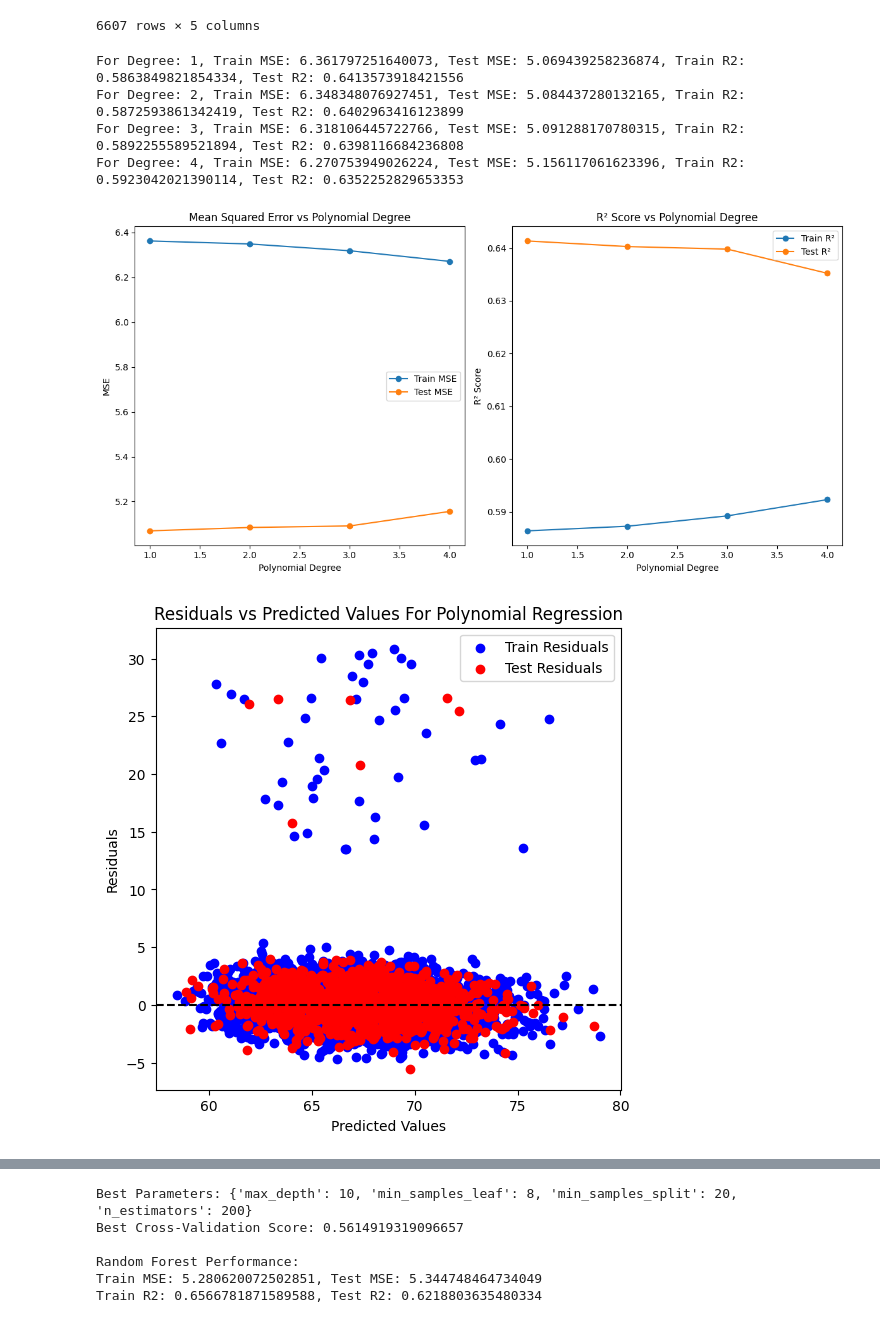
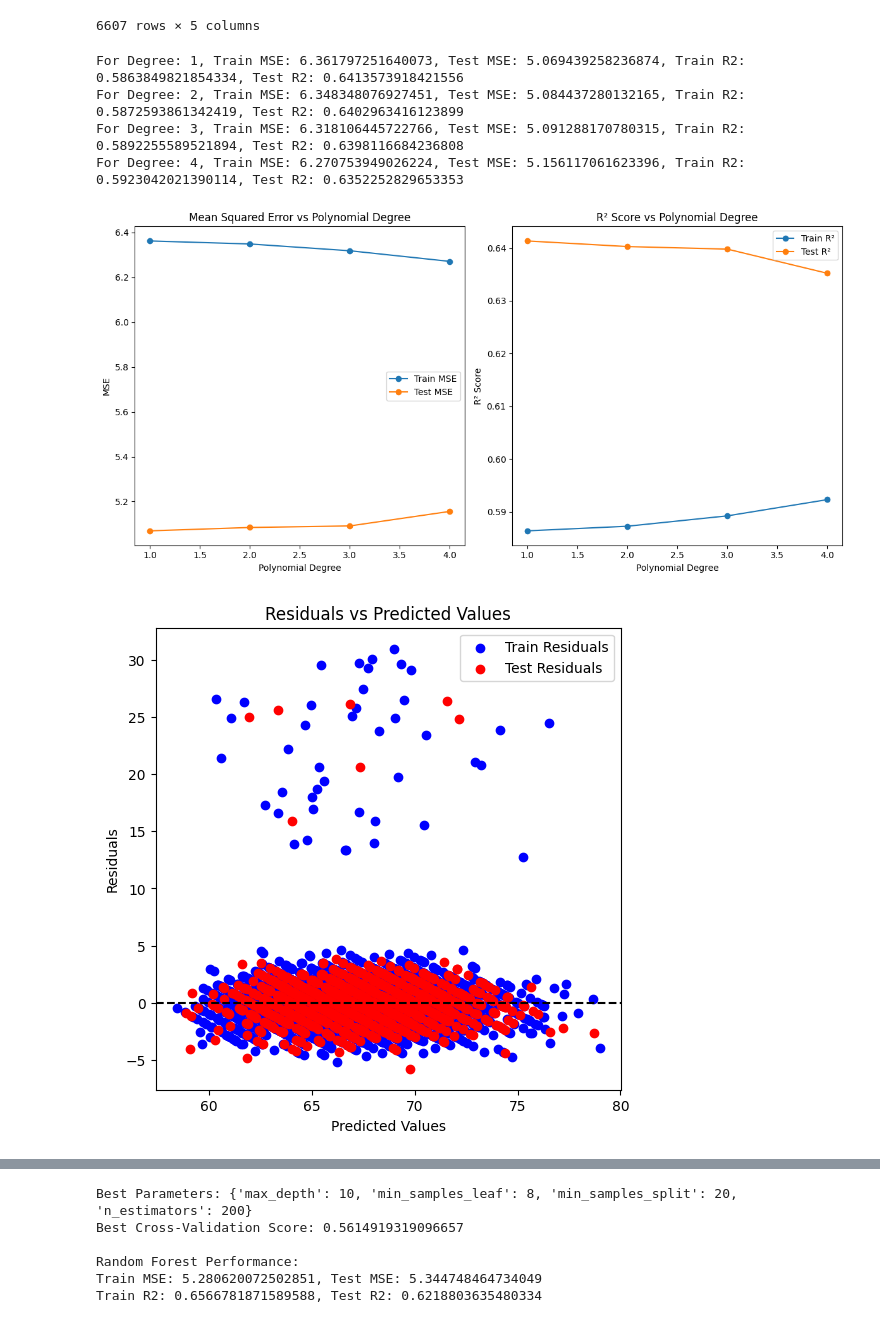
Before and after one commit to cc81972/Predict-a-score, a Jupyter notebook: modelcreation.ipynb, the cells around one changed output, grey strips where cells are left out. Cells and saved outputs as stored; diff of their text form; code cells hidden in the pictures.

```diff
--- a/modelcreation.ipynb
+++ b/modelcreation.ipynb
@@ -90,11 +90,14 @@ plt.legend()
 plt.tight_layout()
 plt.show()
 
+train_residuals = y_train - y_train_pred
+test_residuals = y_test - y_test_pred
+
 plt.figure(figsize=(6, 6))
 plt.scatter(y_train_pred, train_residuals, color='blue', label='Train Residuals')
 plt.scatter(y_test_pred, test_residuals, color='red', label='Test Residuals')
 plt.axhline(y=0, color='black', linestyle='--')
-plt.title('Residuals vs Predicted Values For Polynomial Regression')
+plt.title('Residuals vs Predicted Values')
 plt.xlabel('Predicted Values')
 plt.ylabel('Residuals')
 plt.legend()
@@ -108,34 +111,34 @@ poly = PolynomialFeatures(degree=chosen_degree)
 X_train_poly = poly.fit_transform(X_train)
 X_test_poly = poly.transform(X_test)
 
 # Model training
 model = LinearRegression()
 model.fit(X_train_poly, y_train)
 
 # Predictions
 y_train_pred = model.predict(X_train_poly)
 y_test_pred = model.predict(X_test_poly)
 
 # Plot actual vs predicted
 plt.figure(figsize=(12, 6))
 
 plt.subplot(1, 2, 2)
 plt.scatter(y_test, y_test_pred, color='blue', alpha=0.6, label='Test Data')
 plt.plot([y_test.min(), y_test.max()], [y_test.min(), y_test.max()], color='red', linestyle='--', label='Ideal Fit')
 plt.xlabel('Actual Values')
 plt.ylabel('Predicted Values')
 plt.title(f'Actual vs Predicted for Polynomial Regression (Test Set, Degree={chosen_degree})')
 plt.legend()
 
 plt.tight_layout()
 plt.show()
 # %% [output]
 For Degree: 1, Train MSE: 6.361797251640073, Test MSE: 5.069439258236874, Train R2: 0.5863849821854334, Test R2: 0.6413573918421556
 For Degree: 2, Train MSE: 6.348348076927451, Test MSE: 5.084437280132165, Train R2: 0.5872593861342419, Test R2: 0.6402963416123899
 For Degree: 3, Train MSE: 6.318106445722766, Test MSE: 5.091288170780315, Train R2: 0.5892255589521894, Test R2: 0.6398116684236808
 For Degree: 4, Train MSE: 6.270753949026224, Test MSE: 5.156117061623396, Train R2: 0.5923042021390114, Test R2: 0.6352252829653353
 [figure]
-[figure, old version]
+[figure, new version]
 [figure]
 # %%
 # Neural Network
```
Also changed, not shown: parts of 3 cells of this notebook.
